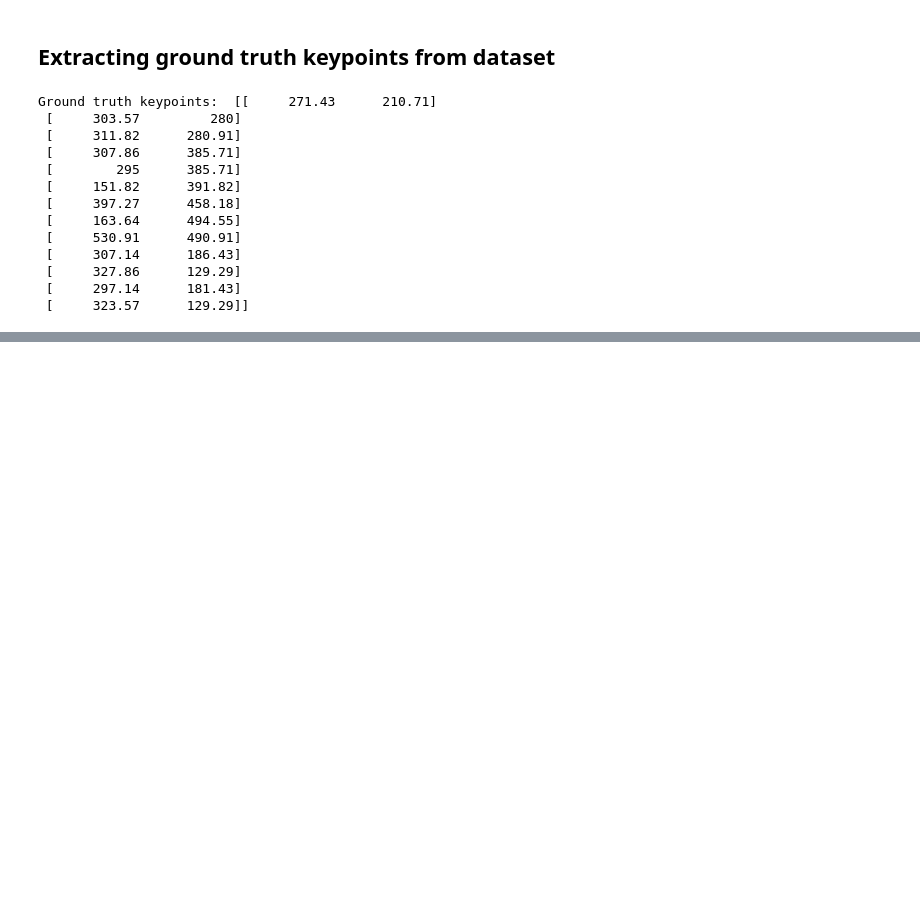
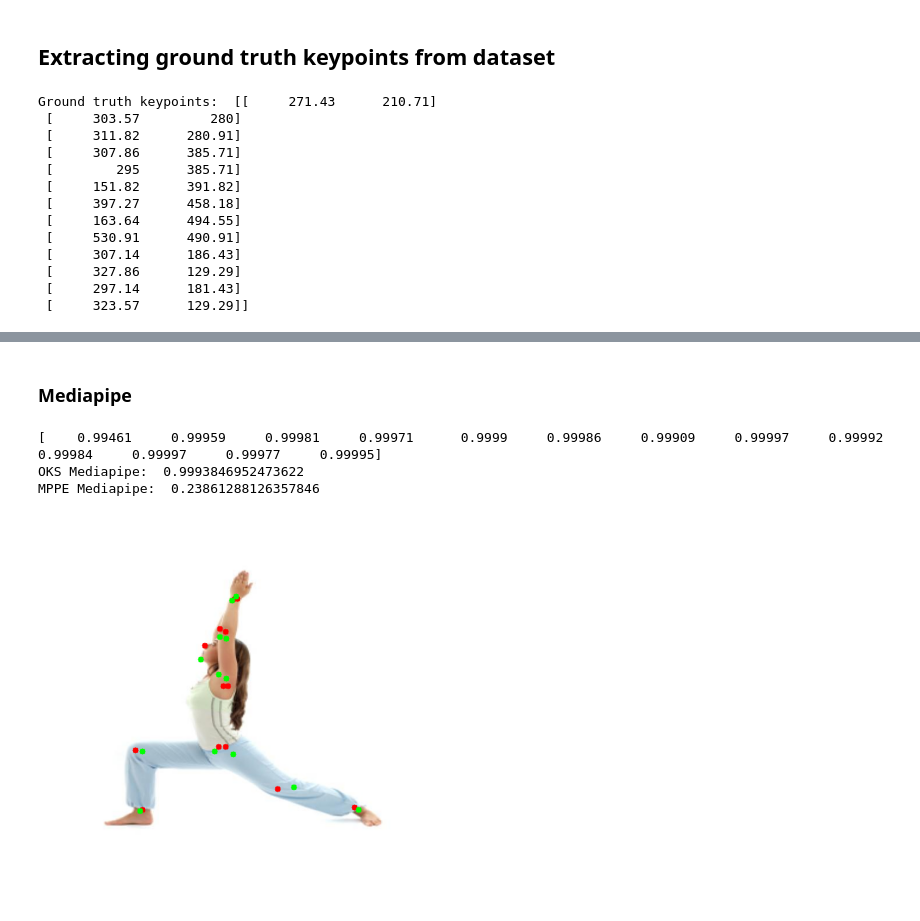
Before and after one commit to arthurhn/HPE_models, a Jupyter notebook: HPE_study.ipynb, the cells around one changed output, grey strips where cells are left out. Saved outputs shown, nothing was run; the diff lists cells and outputs as text; code cells hidden in the pictures; blank space fills up the shorter version.

```diff
--- a/HPE_study.ipynb
+++ b/HPE_study.ipynb
@@ -366,0 +438,22 @@ Ground truth keypoints:  [[     271.43      210.71]
+# %% [markdown]
+### Mediapipe
+# %%
+print("OKS Mediapipe: ", calculate_oks(gt_kpts, pred_mp, 640*640*0.53, coco_indices))
+print("MPPE Mediapipe: ", calculate_mppe(gt_kpts, pred_mp))
+
+# Draw ground truth keypoints on the image
+for x, y in gt_kpts:
+    cv2.circle(image_mp, (int(x), int(y)), 5, (255, 0, 0), -1)  # Red circles for ground truth keypoints
+
+for x,y in pred_mp:
+    cv2.circle(image_mp, (int(x), int(y)), 5, (0, 255, 0), -1)  # Green circles for predicted keypoints
+
+# Display the image with keypoints
+plt.imshow(image_mp)
+plt.axis('off')
+plt.show()
+# %% [output]
+[    0.99461     0.99959     0.99981     0.99971      0.9999     0.99986     0.99909     0.99997     0.99992     0.99984     0.99997     0.99977     0.99995]
+OKS Mediapipe:  0.9993846952473622
+MPPE Mediapipe:  0.23861288126357846
+[figure, added]
```
Also changed, not shown: parts of 10 cells of this notebook.
